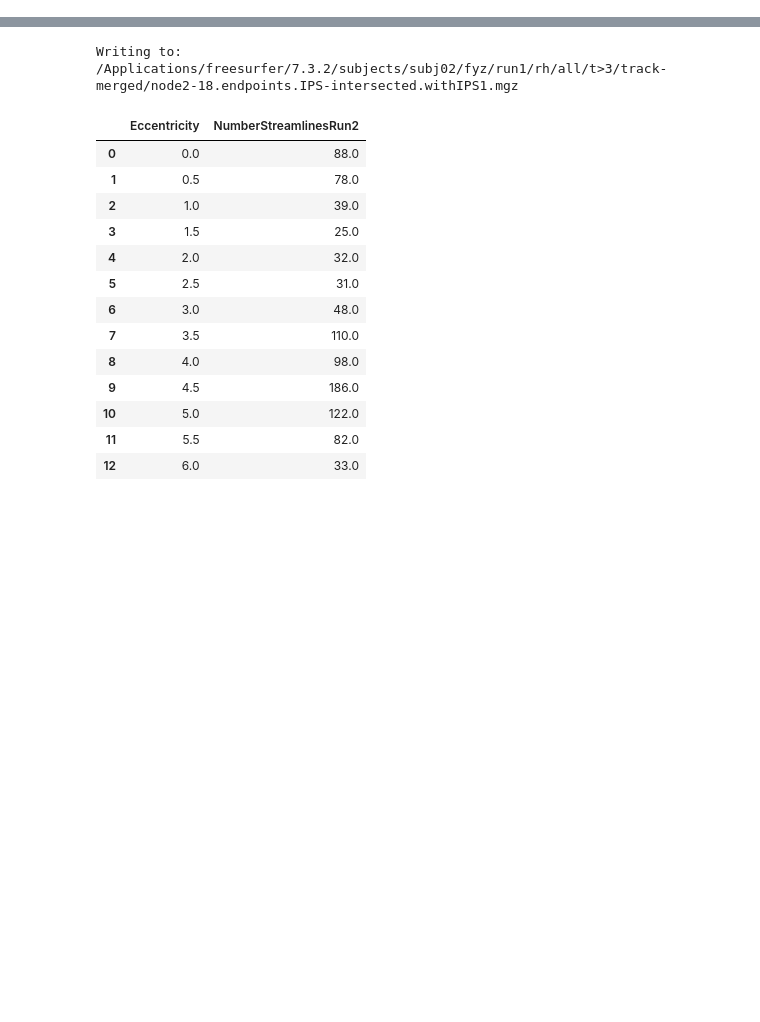
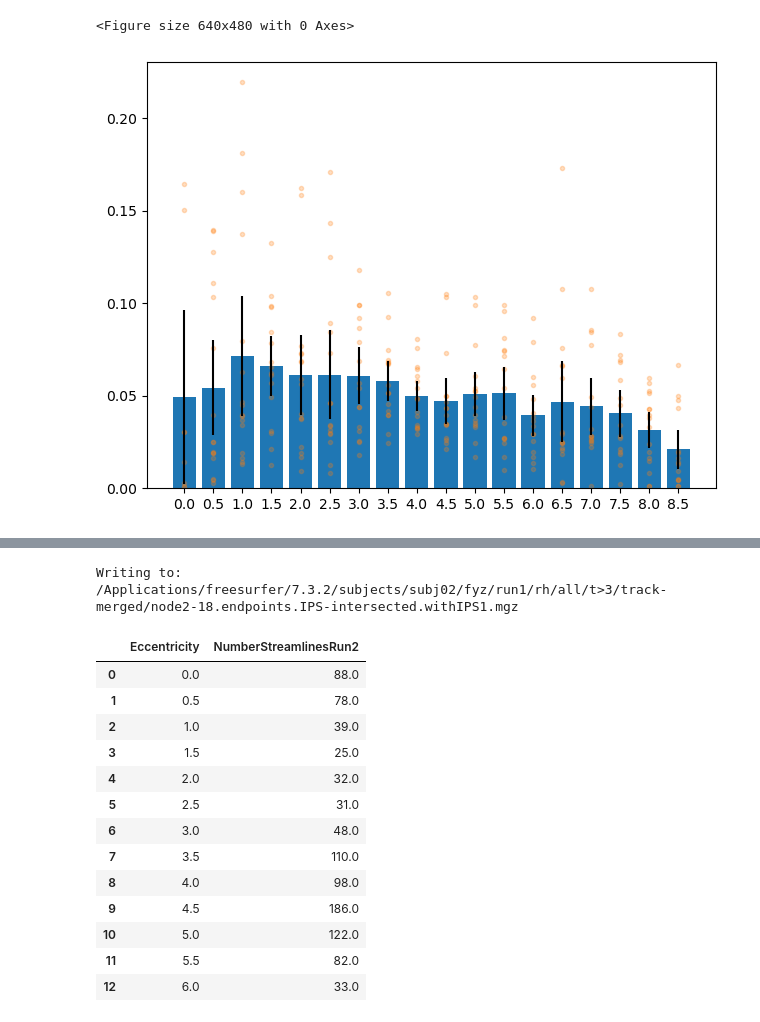
Before and after one commit to fyzeen/IPS-VTC-fWMT, a Jupyter notebook: code/07_EccentricityAnalyses.ipynb, the cells around one changed output, grey strips where cells are left out. Drawn from its saved outputs; the diff is of its cells as text; code cells hidden in the pictures; blank space fills up the shorter version.

```diff
--- a/code/07_EccentricityAnalyses.ipynb
+++ b/code/07_EccentricityAnalyses.ipynb
@@ -126,3 +109,27 @@ transpose = transpose.rename(columns=transpose.iloc[0])[1:]
+# %%
+a = transpose.describe()
+means = a.loc['mean'].values.tolist()
+stdevs = a.loc['std'].values.tolist()
+counts = a.loc['count'].values.tolist()
+index = np.arange(len(transpose.columns))
+
+CI = []
+for i in range(len(means)):
+    CIval = 1.96*stdevs[i]/(counts[i]**(0.5))
+    CI.append(CIval)
+# %%
+plt.figure()
+fig, ax = plt.subplots()
+ax.set_xticks(index)
+ax.set_xticklabels(transpose.columns)
+
+plt.bar(index, means, yerr=CI)
+plt.tight_layout()
+plt.scatter(transpose.melt()["variable"]*2, transpose.melt()["value"], marker=".", alpha=0.25)
+plt.show()
+# %% [output]
+<Figure size 640x480 with 0 Axes>
+[figure, added]
 # %%
 transpose.boxplot(grid=False, showfliers=False)
 plt.xlabel("Eccentricity")
```
Also changed, not shown: parts of 3 cells of this notebook.
